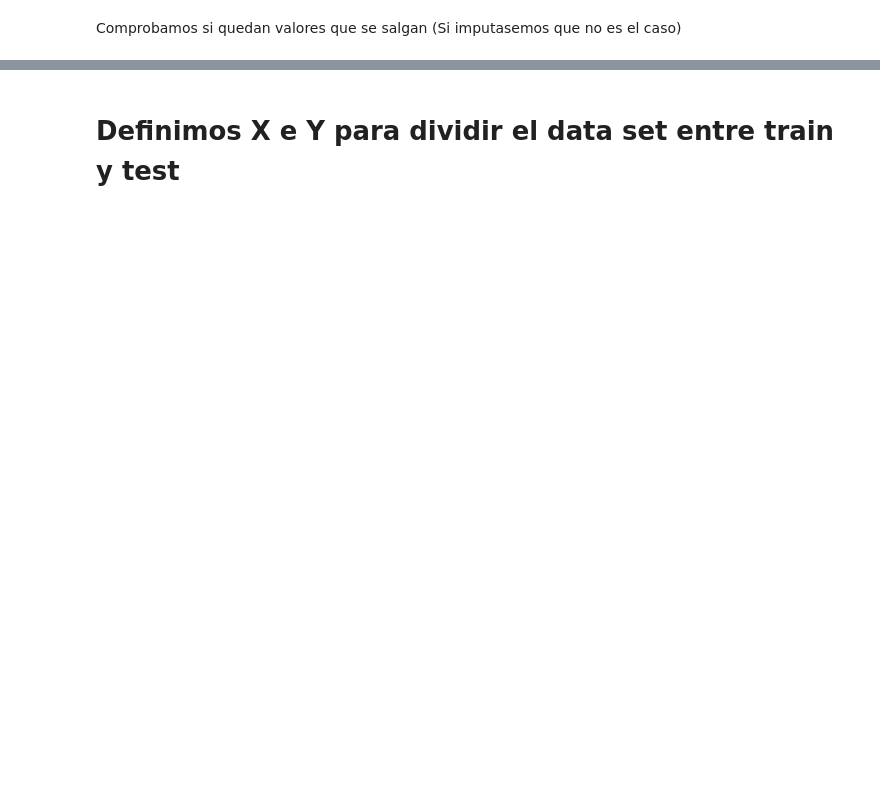
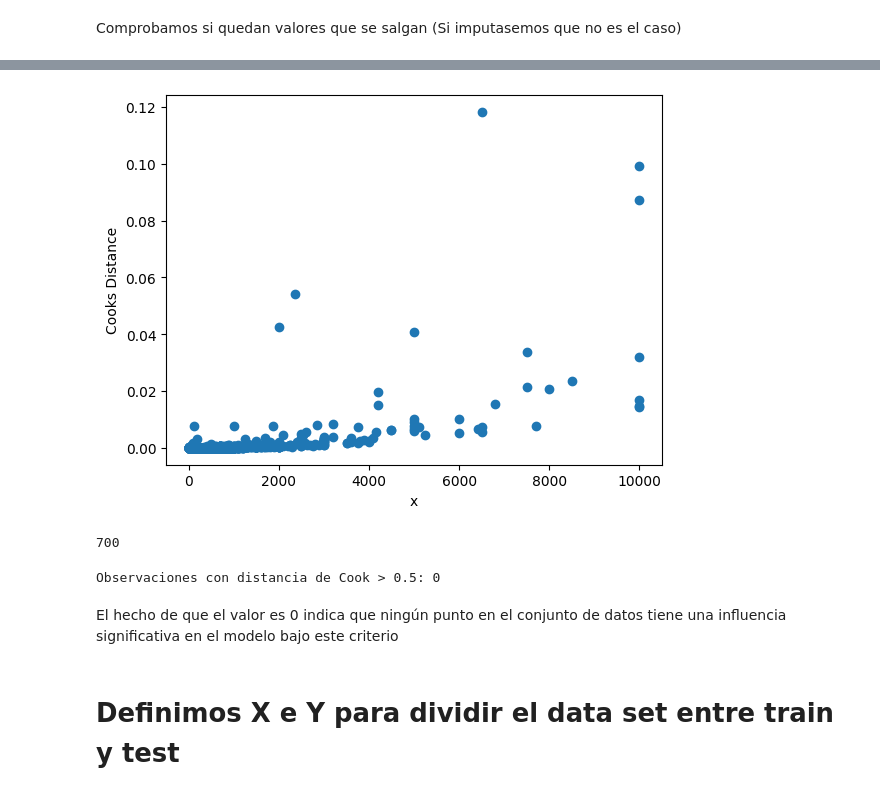
Before and after one commit to 4GeeksAcademy/Data-Preprocessing-Project-Vicente-Polo, a Jupyter notebook: src/explore.ipynb, the cells around one changed output, grey strips where cells are left out. Cells and saved outputs as stored; diff of their text form; code cells hidden in the pictures; blank space fills up the shorter version.

```diff
--- a/src/explore.ipynb
+++ b/src/explore.ipynb
@@ -158,3 +181,41 @@ NameError: name 'df_imputado_num' is not defined
+# %%
+# Separamos las variables independientes de la dependiente
+X = df.drop(['price'], axis=1)
+y = df['price']
+
+# Ajusta un modelo de regresión lineal
+X = sm.add_constant(X)
+model = sm.OLS(y, X).fit()
+
+# Instancia de la influencia y obtención de la distancia de cook para cada observación
+cooks_distance = model.get_influence().cooks_distance
+# %%
+plt.scatter(df.price, cooks_distance[0])
+plt.xlabel('x')
+plt.ylabel('Cooks Distance')
+plt.show()
+# %% [output]
+[figure, added]
+# %%
+# Punto de corte para la distancia de cook
+pto_corte = 4/len(df)
+
+# Viviendas por encima del pto de corte
+len(np.where(cooks_distance[0]>pto_corte)[0])
+# %% [output]
+700
+# %%
+
+ind_cook = np.where(cooks_distance[0] > 0.5)[0]
+print(f"Observaciones con distancia de Cook > 0.5: {len(ind_cook)}")
+
+# Mostrar los índices si son pocos
+if len(ind_cook) > 0:
+    print(f"Índices con distancia de Cook > 0.5: {ind_cook}")
+# %% [output]
+Observaciones con distancia de Cook > 0.5: 0
+# %% [markdown]
+El hecho de que el valor es 0 indica que ningún punto en el conjunto de datos tiene una influencia significativa en el modelo bajo este criterio
 # %% [markdown]
 # Definimos X e Y para dividir el data set entre train y test
 # %%
```
Also changed, not shown: parts of 13 cells of this notebook.
